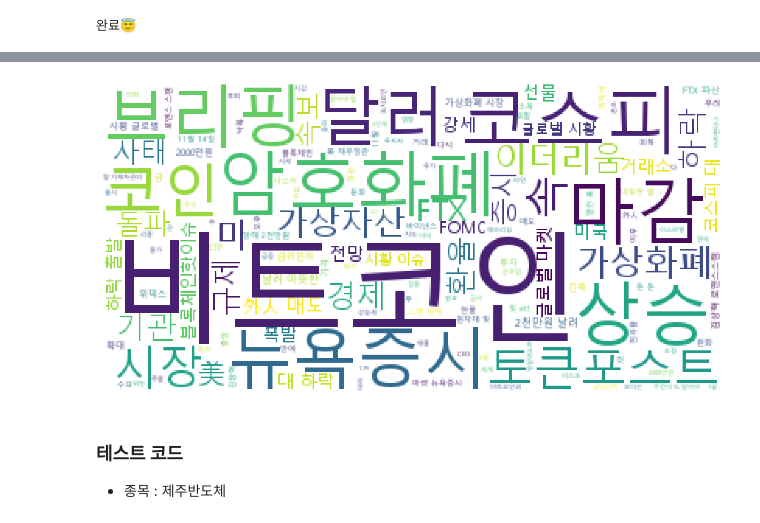
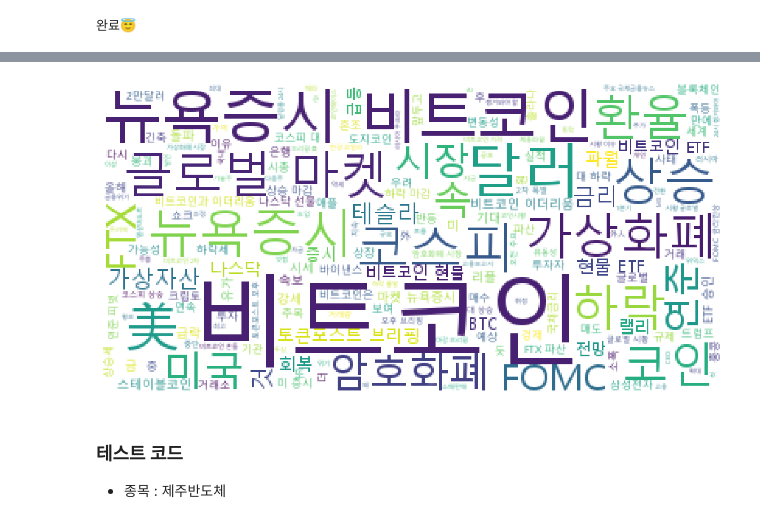
Before and after one commit to Ahram-Jeong/python-ml, a Jupyter notebook: project/yahoo_finance_ data_analysis.ipynb, the cells around one changed output, grey strips where cells are left out. Cells and saved outputs as stored; diff of their text form; code cells hidden in the pictures.

Commit message:
20240606 - update_상관계수 분석 추가, 뉴스 크롤링 시 검색 기간 조건 수정 등

```diff
--- a/project/yahoo_finance_ data_analysis.ipynb
+++ b/project/yahoo_finance_ data_analysis.ipynb
@@ -108,0 +151,10 @@ plt.show()
+# %%
+# 상관관계 그래프 시각화
+plt.rc("font", family = "NanumGothic", size = 13)
+plt.rcParams["axes.unicode_minus"] = False
+plt.figure(figsize = (20, 10))
+plt.plot(bit_corr.index, bit_corr)
+plt.xlabel("Date")
+plt.ylabel("Rate")
+plt.title("비트코인/티커 상관관계 그래프")
+plt.show()
@@ -124,0 +195,9 @@ Name: Adj Close, dtype: float64
+# %%
+# 상관계수 시각화 - Heatmap
+corr_matrix = pd.DataFrame({'Bitcoin': daily_adj_close(bitcoin, start_date, end_date), 'EUR/USD': daily_adj_close(usd, start_date, end_date), 'US ETF' : daily_adj_close(us_etf, start_date, end_date), 'Gold ETF' : daily_adj_close(gold_etf, start_date, end_date), 'Gold' : daily_adj_close(gold, start_date, end_date), 'WTI' : daily_adj_close(wti, start_date, end_date)}).corr()
+plt.rc("font", family = "NanumGothic", size = 13)
+plt.rcParams["axes.unicode_minus"] = False
+plt.figure(figsize=(10, 8))
+sns.heatmap(corr_matrix, annot = True, cmap='RdYlBu_r', cbar=True)
+plt.title("HeatMap")
+plt.show()
@@ -125,7 +212,8 @@ Name: Adj Close, dtype: float64
 # %% [markdown]
 - 티커의 변동성이 큰 날짜와 특정 날짜의 네이버 뉴스 크롤링
 # %%
-top6_lst = top6_chg.index.strftime("%Y.%m.%d")
+news_date_list = pd.to_datetime(news_date_list, format="%Y.%m.%d").tolist()
+top6_lst = top6_chg.index.to_list()
 news_date_list.extend(top6_lst)
 news_date_list
 # %% [output]
@@ -148,7 +236,10 @@ search = input("뉴스 검색어 입력 (ex. 비트코인 달러) : ")
 driver = wb.Chrome()
 driver.maximize_window()
 for i in tqdm(range(len(news_date_list))) :
-    driver.get(f"https://search.naver.com/search.naver?where=news&query={search}&sm=tab_opt&sort=0&photo=0&field=0&pd=3&ds={news_date_list[i]}&de={news_date_list[i]}&docid=&related=0&mynews=0&office_type=0&office_section_code=0")
+    # 뉴스 검색 기간 : 지정된 날짜 포함 일주일
+    news_ds = news_date_list[i]
+    news_de = news_ds + datetime.timedelta(days = 6)
+    driver.get(f"https://search.naver.com/search.naver?where=news&query={search}&sm=tab_opt&sort=0&photo=0&field=0&pd=3&ds={news_ds.strftime('%Y.%m.%d')}&de={news_de.strftime('%Y.%m.%d')}&docid=&related=0&mynews=0&office_type=0&office_section_code=0")
 
     body = driver.find_element(By.TAG_NAME, "body")
     try :
@@ -176,16 +267,15 @@ print(news_titles)
 # %%
-# 워드클라우드를 통해 핵심 키워드 시각화
+# 워드클라우드를 통한 핵심 키워드 시각화
 text = ",".join(news_titles)
 f_path = "C:\Windows\Fonts\malgun.ttf"
 
-wc = WordCloud(font_path = f_path, random_state = 42, background_color = "white")
-wc.generate(text)
+wc = WordCloud(font_path = f_path, random_state = 42, background_color = "white").generate(text)
 plt.figure(figsize = (15, 10))
 plt.axis("off")
 plt.imshow(wc, interpolation = "None")
 plt.show()
 # %% [output]
-[figure, old version]
+[figure, new version]
 # %% [markdown]
 ### 테스트 코드
 - 종목 : 제주반도체
```
Also changed, not shown: parts of 19 cells of this notebook.
